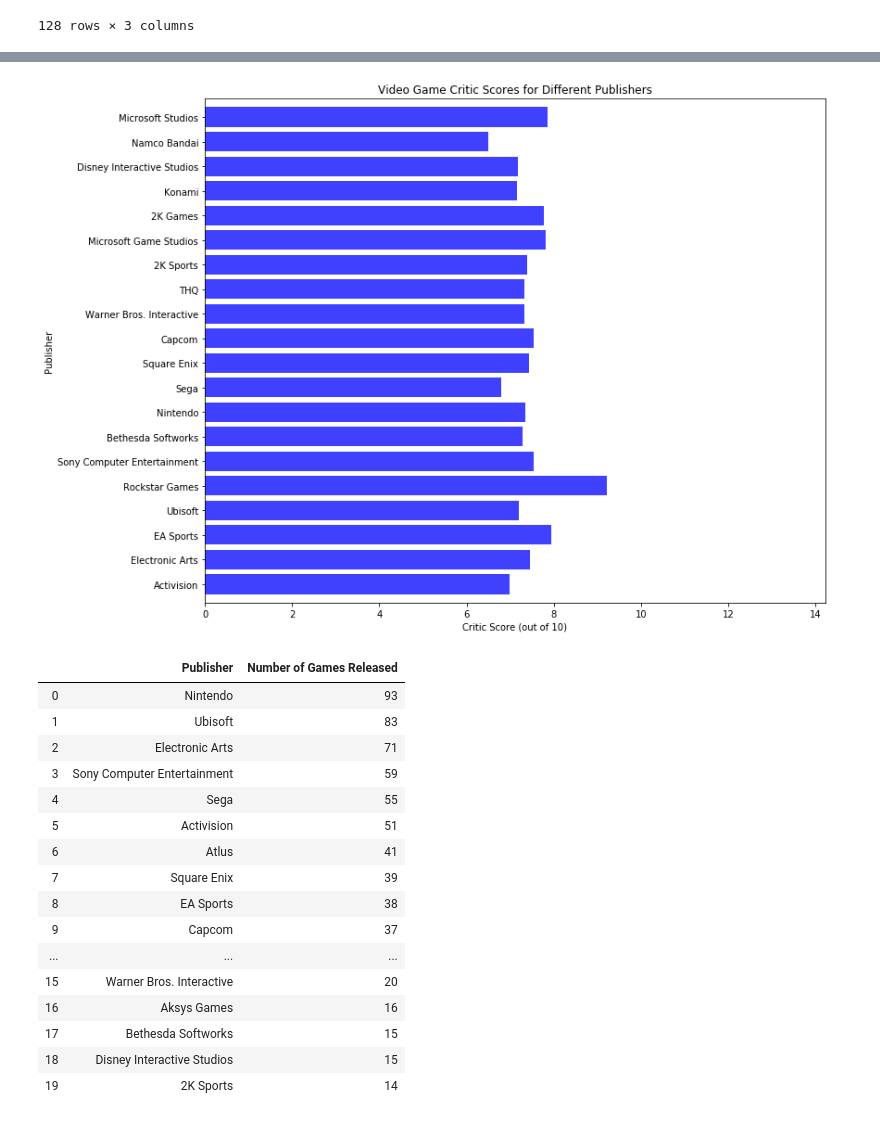
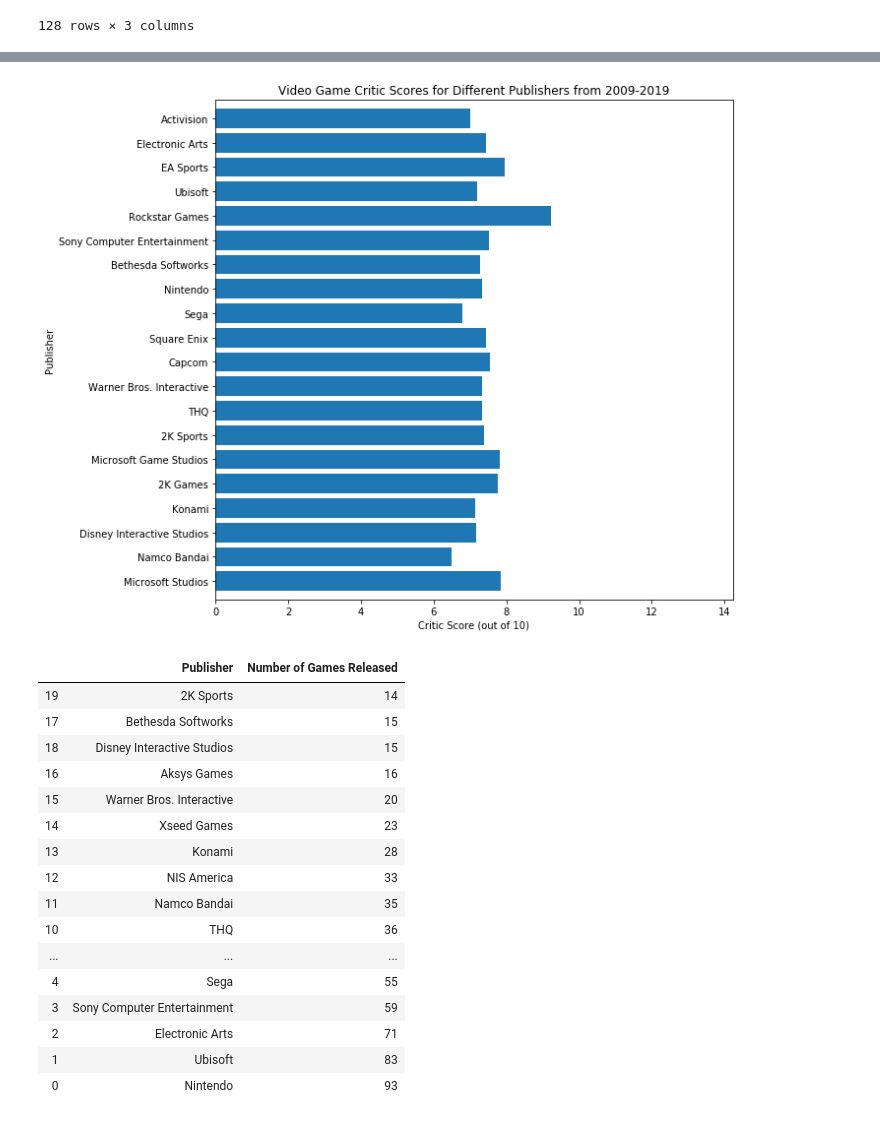
Before and after one commit to melaniefollett/project1, a Jupyter notebook: Melanie_Project1.ipynb, the cells around one changed output, grey strips where cells are left out. Drawn from its saved outputs; the diff is of its cells as text; code cells hidden in the pictures.

```diff
--- a/Melanie_Project1.ipynb
+++ b/Melanie_Project1.ipynb
@@ -409,6 +412,7 @@ pub_df
 # %%
 #Take the top 20 publishers
 top20_pub_df = pub_df.iloc[0:20, :]
+top20_pub_df = top20_pub_df.sort_values(by=["Global Sales"], ascending=True)
 top20_pub_df
 # %% [output]
 |  | Publisher | Critic Score | Global Sales |
@@ -455,27 +460,28 @@ plt.show()
 # %%
 #Plot Critic Scores for different Publishers
 
 x_axis = np.arange(0, len(top20_pub_df["Publisher"]))
 tick_locations = [x for x in x_axis]
 
-plt.figure(figsize=(12,10))
-plt.title("Video Game Critic Scores for Different Publishers")
+plt.figure(figsize=(10, 8))
+plt.title("Video Game Critic Scores for Different Publishers from 2009-2019")
 plt.ylabel("Publisher")
 plt.xlabel("Critic Score (out of 10)")
 
 plt.ylim(-0.75, len(top20_pub_df["Publisher"])-0.25)
 plt.xlim(0, max(top20_pub_df["Critic Score"])+5)
 
-plt.barh(x_axis, top20_pub_df["Critic Score"], facecolor="b", alpha=0.75, align="center")
+plt.barh(x_axis, top20_pub_df["Critic Score"], align="center")
 plt.yticks(tick_locations, top20_pub_df["Publisher"])
+plt.tight_layout()
 
 #Save the plot
 plt.savefig('../Project 1/critic_scores_publisher_bar.png')
 
 #Show the plot
 plt.show()
 # %% [output]
-[figure, old version]
+[figure, new version]
 # %%
 #NUMBER OF GAMES RELEASED PER PUBLISHER
 
@@ -503,25 +509,26 @@ num_games_df.reset_index(inplace = True, drop = True)
 
 #Take the top 20 publishers
 top20_num_games_df = num_games_df.iloc[0:20, :]
+top20_num_games_df = top20_num_games_df.sort_values(by=["Number of Games Released"], ascending=True)
 top20_num_games_df
 # %% [output]
 |  | Publisher | Number of Games Released |
-| 0 | Nintendo | 93 |
-| 1 | Ubisoft | 83 |
-| 2 | Electronic Arts | 71 |
-| 3 | Sony Computer Entertainment | 59 |
-| 4 | Sega | 55 |
-| 5 | Activision | 51 |
-| 6 | Atlus | 41 |
-| 7 | Square Enix | 39 |
-| 8 | EA Sports | 38 |
-| 9 | Capcom | 37 |
-| ... | ... | ... |
-| 15 | Warner Bros. Interactive | 20 |
-| 16 | Aksys Games | 16 |
+| 19 | 2K Sports | 14 |
 | 17 | Bethesda Softworks | 15 |
 | 18 | Disney Interactive Studios | 15 |
-| 19 | 2K Sports | 14 |
+| 16 | Aksys Games | 16 |
+| 15 | Warner Bros. Interactive | 20 |
+| 14 | Xseed Games | 23 |
+| 13 | Konami | 28 |
+| 12 | NIS America | 33 |
+| 11 | Namco Bandai | 35 |
+| 10 | THQ | 36 |
+| ... | ... | ... |
+| 4 | Sega | 55 |
+| 3 | Sony Computer Entertainment | 59 |
+| 2 | Electronic Arts | 71 |
+| 1 | Ubisoft | 83 |
+| 0 | Nintendo | 93 |
 # %%
 #Plot Number of Games Released for different Publishers
 
```
Also changed, not shown: parts of 6 cells of this notebook, 6 other files.
